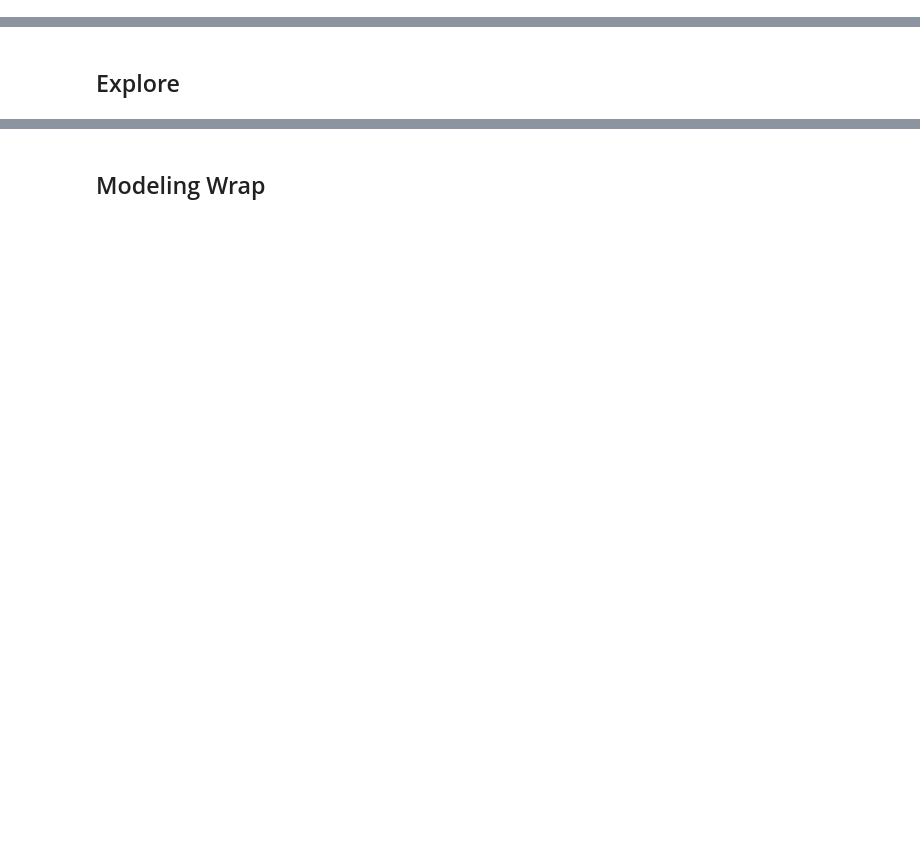
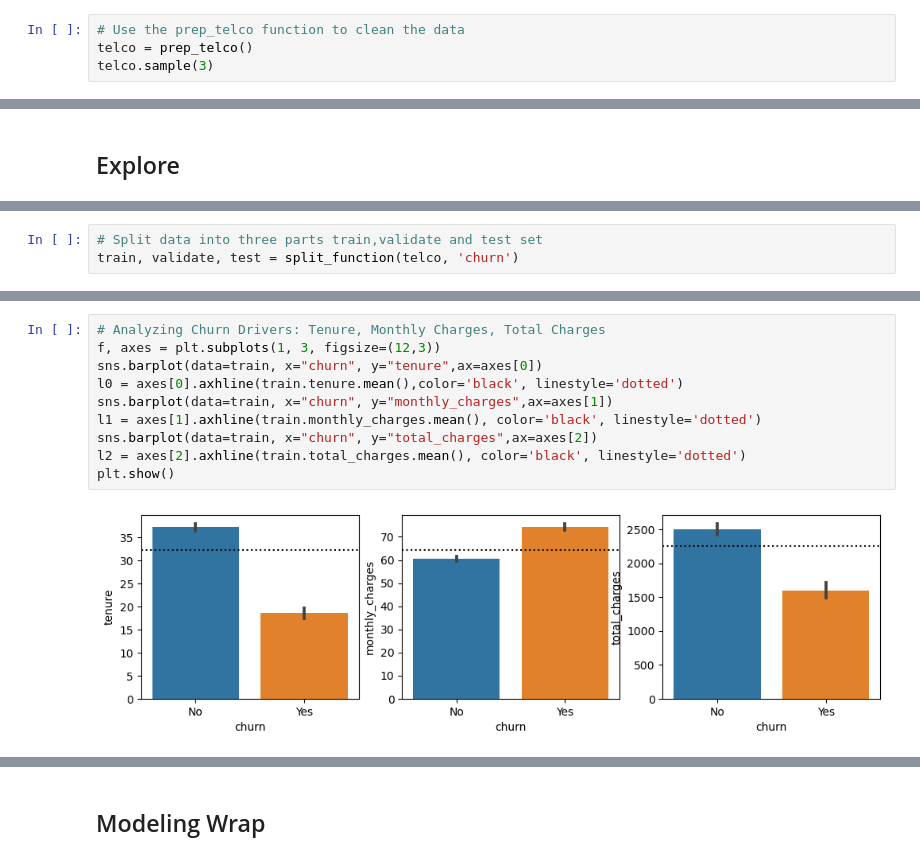
Before and after one commit to AswathyRadha100/Classification_Project, a Jupyter notebook: final_report.ipynb, the cells around one changed output, grey strips where cells are left out. Cells and saved outputs as stored; diff of their text form; blank space fills up the shorter version.

```diff
--- a/final_report.ipynb
+++ b/final_report.ipynb
@@ -27,2 +110,6 @@ Any time there is potential to make changes to the data you must be upfront abou
 # %% [markdown]
 #### Import your prepare function and use it to clean your data here
+# %%
+# Use the prep_telco function to clean the data
+telco = prep_telco()
+telco.sample(3)
@@ -113,0 +146,3 @@ Printout of model code should read:
+# %%
+# Split data into three parts train,validate and test set
+train, validate, test = split_function(telco, 'churn')
@@ -113,0 +172,12 @@ Printout of model code should read:
+# %%
+# Analyzing Churn Drivers: Tenure, Monthly Charges, Total Charges
+f, axes = plt.subplots(1, 3, figsize=(12,3))
+sns.barplot(data=train, x="churn", y="tenure",ax=axes[0])
+l0 = axes[0].axhline(train.tenure.mean(),color='black', linestyle='dotted')
+sns.barplot(data=train, x="churn", y="monthly_charges",ax=axes[1])
+l1 = axes[1].axhline(train.monthly_charges.mean(), color='black', linestyle='dotted')
+sns.barplot(data=train, x="churn", y="total_charges",ax=axes[2])
+l2 = axes[2].axhline(train.total_charges.mean(), color='black', linestyle='dotted')
+plt.show()
+# %% [output]
+[figure, added]
```
Also changed, not shown: parts of 85 cells of this notebook.
